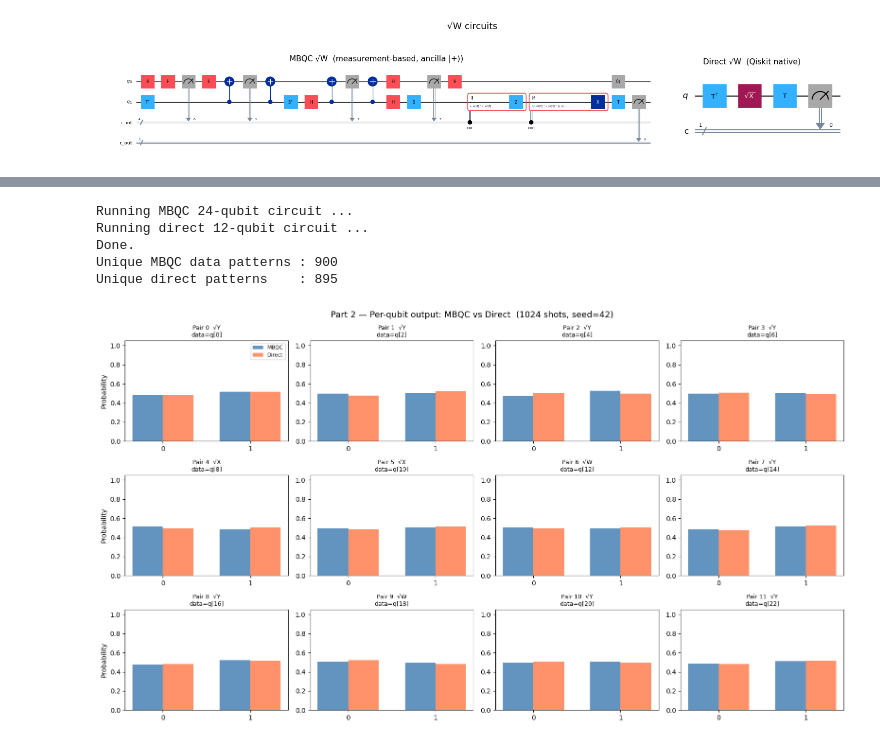
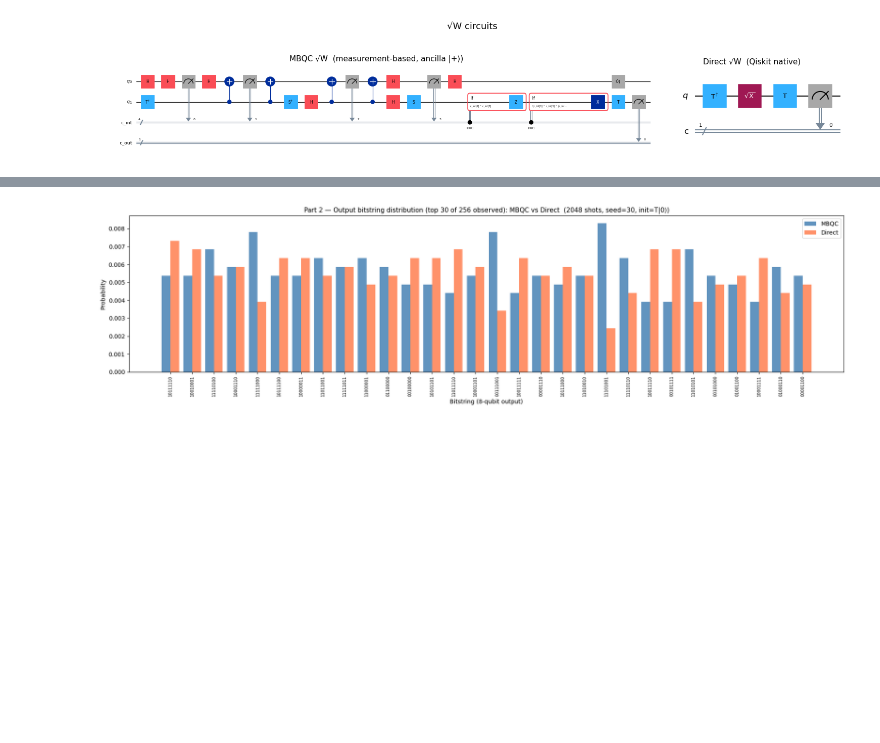
Before and after one commit to UnitaryOperator/mbqc-circuit-comparison, a Jupyter notebook: src/tetron/mbqc_singlequbit_rcs.ipynb, the cells around one changed output, grey strips where cells are left out. Cells and saved outputs as stored; diff of their text form; code cells hidden in the pictures; blank space fills up the shorter version.

Commit message:
add string distribution comparision

```diff
--- a/src/tetron/mbqc_singlequbit_rcs.ipynb
+++ b/src/tetron/mbqc_singlequbit_rcs.ipynb
@@ -153,7 +153,7 @@ gate_list = ['sqrt_X', 'sqrt_Y', 'sqrt_W']
 fig, axes = plt.subplots(1, 3, figsize=(13, 4), sharey=True)
 
 for ax, gate_name in zip(axes, gate_list):
-    mbqc_counts, direct_counts = run_mbqc_direct(gate_name, init_state='0', shots=SHOTS)
+    mbqc_counts, direct_counts = run_mbqc_direct(gate_name, init_state='+', shots=SHOTS)
 
     states   = ['0', '1']
     p_mbqc   = [mbqc_counts.get(s, 0)   / SHOTS for s in states]
@@ -246,13 +243,13 @@ Direct circuit: 12 qubits, depth=4
 # %%
-SHOTS2 = 1024
+SHOTS2 = 8192
 sim    = AerSimulator()
 
-print('Running MBQC 24-qubit circuit ...')
+print('Running MBQC 16-qubit circuit ...')
 mbqc_result = sim.run(
     transpile(mbqc_qc, sim, optimization_level=0), shots=SHOTS2
 ).result()
 
-print('Running direct 12-qubit circuit ...')
+print('Running direct 8-qubit circuit ...')
 direct_result = sim.run(
     transpile(direct_qc, sim), shots=SHOTS2
 ).result()
@@ -270,54 +267,45 @@ for bitstring, cnt in mbqc_raw.items():
 
 print(f'Unique MBQC data patterns : {len(mbqc_data)}')
 print(f'Unique direct patterns    : {len(direct_raw)}')
-# %% [output]
-Running MBQC 24-qubit circuit ...
-Running direct 12-qubit circuit ...
-Done.
-Unique MBQC data patterns : 900
-Unique direct patterns    : 895
 # %%
 def qubit_marginal(counts, qubit_idx, n_bits):
-    """Marginalise counts to a single qubit.
-    Qiskit bitstrings: MSB (highest index) is leftmost char.
-    Bit at qubit_idx sits at char position n_bits-1-qubit_idx.
-    """
+    """Marginalise joint counts dict to a single qubit's outcome distribution."""
     pos = n_bits - 1 - qubit_idx
     out = defaultdict(int)
-    for bits, cnt in counts.items():
-        out[bits[pos]] += cnt
+    for bs, cnt in counts.items():
+        out[bs[pos]] += cnt
     return dict(out)
 
 
-fig, axes = plt.subplots(3, 4, figsize=(16, 9))
-axes_flat = axes.flatten()
+# ── Bitstring distribution (top N) ──────────────────────────────────────────
+TOP_N = 30
 
-for i in range(N_PAIRS):
-    label_g = LABELS[random_gates[i]]
-    m_marg  = qubit_marginal(dict(mbqc_data), i, N_PAIRS)
-    d_marg  = qubit_marginal(direct_raw,      i, N_PAIRS)
+all_keys = sorted(
+    set(mbqc_data) | set(direct_raw),
+    key=lambda k: mbqc_data.get(k, 0) + direct_raw.get(k, 0),
+    reverse=True,
+)
+top_keys = all_keys[:TOP_N]
 
-    states = ['0', '1']
-    p_m    = [m_marg.get(s, 0) / SHOTS2 for s in states]
-    p_d    = [d_marg.get(s, 0) / SHOTS2 for s in states]
+x   = np.arange(len(top_keys))
+w   = 0.4
+p_m = [mbqc_data.get(k, 0) / SHOTS2 for k in top_keys]
+p_d = [direct_raw.get(k, 0) / SHOTS2 for k in top_keys]
 
-    ax = axes_flat[i]
-    x, w = np.arange(2), 0.35
-    ax.bar(x - w/2, p_m, w, label='MBQC',   color='steelblue', alpha=0.85)
-    ax.bar(x + w/2, p_d, w, label='Direct', color='coral',     alpha=0.85)
-    ax.set_xticks(x); ax.set_xticklabels(states)
-    ax.set_ylim(0, 1.05)
-    ax.set_title(f'Pair {i}  {label_g}\ndata=q[{2*i}]', fontsize=9)
-    if i % 4 == 0:
-        ax.set_ylabel('Probability')
-    if i == 0:
-        ax.legend(fontsize=8)
-
-plt.suptitle(
-    f'Part 2 \u2014 Per-qubit output: MBQC vs Direct  ({SHOTS2} shots, seed=42)',
-    fontsize=13
+fig, ax = plt.subplots(figsize=(18, 5))
+ax.bar(x - w/2, p_m, w, label='MBQC',   color='steelblue', alpha=0.85)
+ax.bar(x + w/2, p_d, w, label='Direct', color='coral',     alpha=0.85)
+ax.set_xticks(x)
+ax.set_xticklabels(top_keys, rotation=90, fontsize=7)
+ax.set_xlabel('Bitstring (8-qubit output)')
+ax.set_ylabel('Probability')
+ax.set_title(
+    f'Part 2 \u2014 Output bitstring distribution (top {TOP_N} of {len(all_keys)} observed): '
+    f'MBQC vs Direct  ({SHOTS2} shots, seed=30, init=T|0\u27e9)',
+    fontsize=11,
 )
+ax.legend()
 plt.tight_layout()
 plt.show()
 # %% [output]
-[figure, old version]
+[figure, new version]
```
Also changed, not shown: parts of 5 cells of this notebook, 3 other files.
